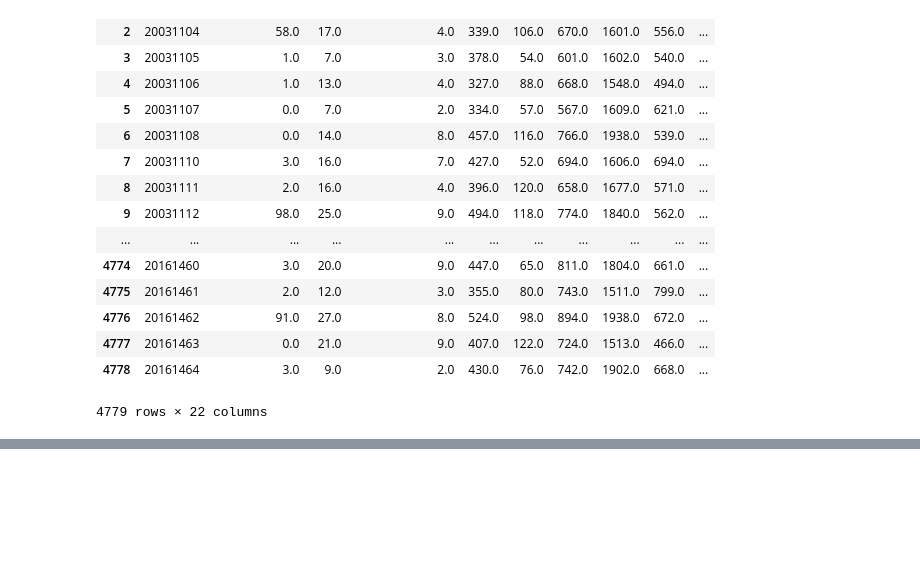
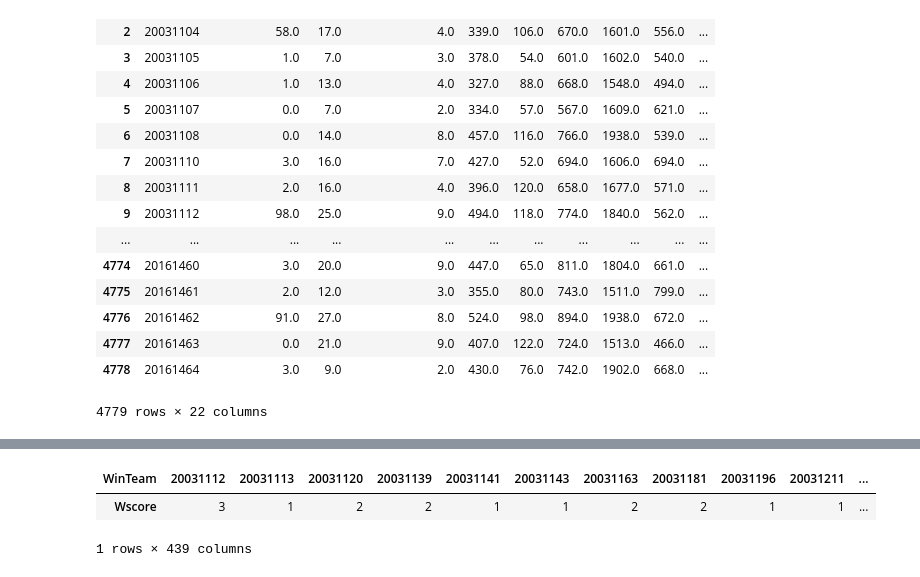
Before and after one commit to slacker298/APM-March-Madness-, a Jupyter notebook: Data Processing.ipynb, the cells around one changed output, grey strips where cells are left out. Saved outputs shown, nothing was run; the diff lists cells and outputs as text; code cells hidden in the pictures; blank space fills up the shorter version.

```diff
--- a/Data Processing.ipynb
+++ b/Data Processing.ipynb
@@ -298,0 +262,8 @@ TR
+# %%
+TRWins = pd.pivot_table(TR, index=["WinTeam"], values=["Wscore"],  aggfunc=len)
+TRWins = TRWins.unstack()
+TRWins = TRWins.unstack(level=-1)
+# %% [output]
+| WinTeam | 20031112 | 20031113 | 20031120 | 20031139 | 20031141 | 20031143 | 20031163 | 20031181 | 20031196 | 20031211 | ... |
+| Wscore | 3 | 1 | 2 | 2 | 1 | 1 | 2 | 2 | 1 | 1 | ... |
+1 rows × 439 columns
```
Also changed, not shown: parts of 18 cells of this notebook, 1 other file.
